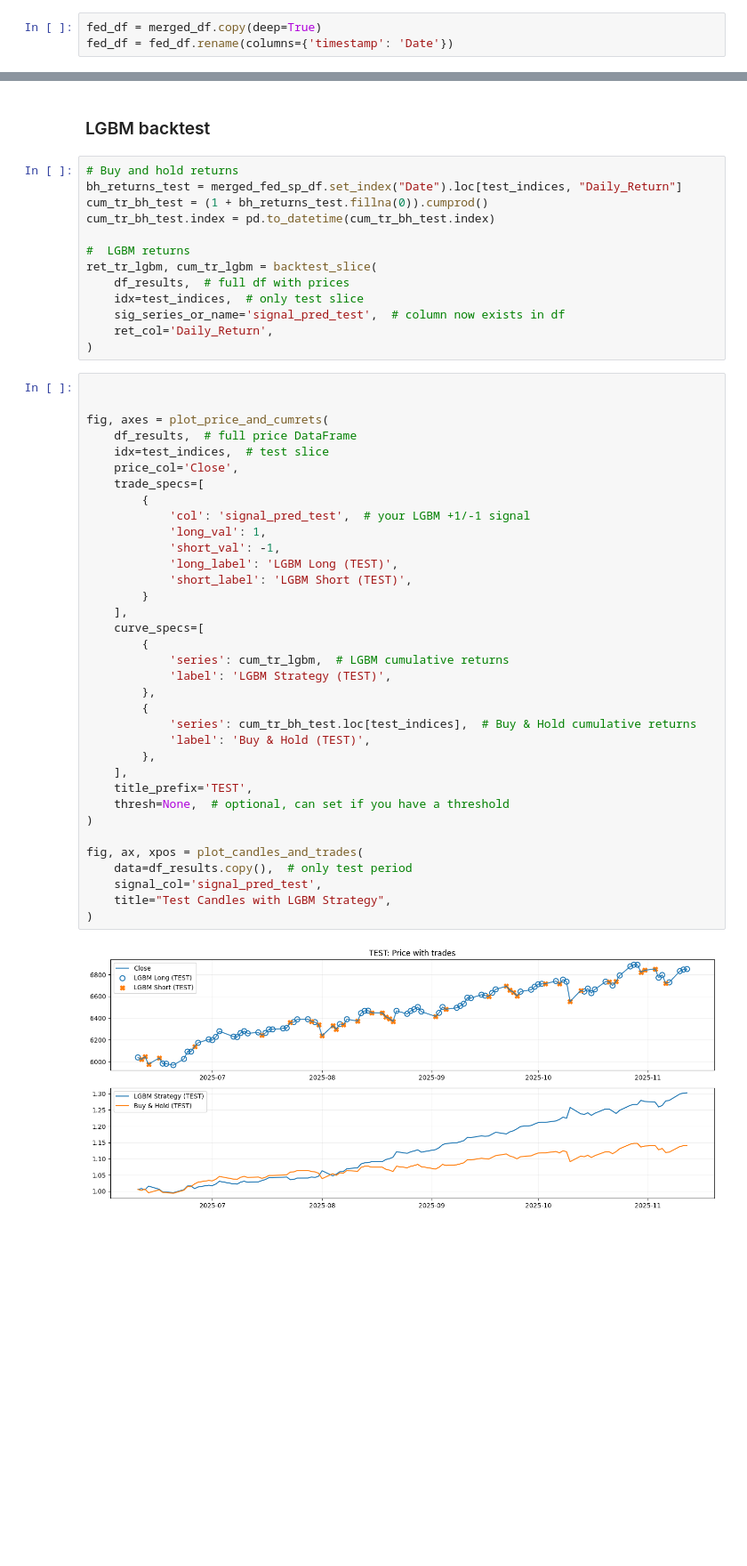
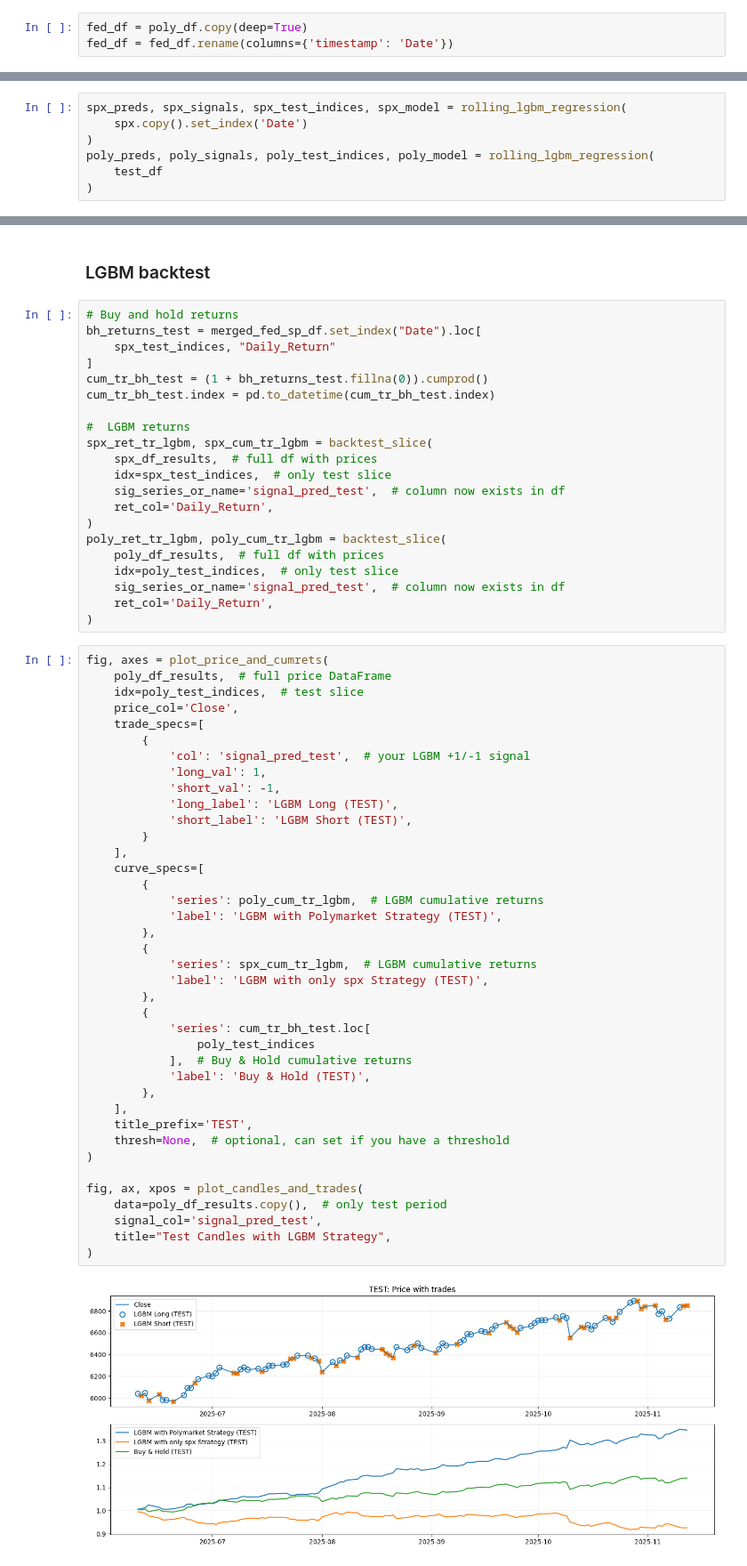
Before and after one commit to MichaelCarloH/ML-PortfolioManagement, a Jupyter notebook: submission_code/report.ipynb, the cells around one changed output, grey strips where cells are left out. Shown at 89% size. Saved outputs shown, nothing was run; the diff lists cells and outputs as text; blank space fills up the shorter version.

```diff
--- a/submission_code/report.ipynb
+++ b/submission_code/report.ipynb
@@ -460,5 +664,5 @@ spx.head()
 # %%
-fed_df = merged_df.copy(deep=True)
+fed_df = poly_df.copy(deep=True)
 fed_df = fed_df.rename(columns={'timestamp': 'Date'})
 # %%
 # Ensure consistent Date column
@@ -641,0 +855,7 @@ You can set `force_col_wise=true` to remove the overhead.
+# %%
+spx_preds, spx_signals, spx_test_indices, spx_model = rolling_lgbm_regression(
+    spx.copy().set_index('Date')
+)
+poly_preds, poly_signals, poly_test_indices, poly_model = rolling_lgbm_regression(
+    test_df
+)
@@ -670,51 +901,63 @@ df_results = df_prices_LGBM.join(preds_series, how="right").join(signals_series,
 ### LGBM backtest
 # %%
 # Buy and hold returns
-bh_returns_test = merged_fed_sp_df.set_index("Date").loc[test_indices, "Daily_Return"]
+bh_returns_test = merged_fed_sp_df.set_index("Date").loc[
+    spx_test_indices, "Daily_Return"
+]
 cum_tr_bh_test = (1 + bh_returns_test.fillna(0)).cumprod()
 cum_tr_bh_test.index = pd.to_datetime(cum_tr_bh_test.index)
 
 #  LGBM returns
-ret_tr_lgbm, cum_tr_lgbm = backtest_slice(
-    df_results,  # full df with prices
-    idx=test_indices,  # only test slice
+spx_ret_tr_lgbm, spx_cum_tr_lgbm = backtest_slice(
+    spx_df_results,  # full df with prices
+    idx=spx_test_indices,  # only test slice
     sig_series_or_name='signal_pred_test',  # column now exists in df
     ret_col='Daily_Return',
 )
+poly_ret_tr_lgbm, poly_cum_tr_lgbm = backtest_slice(
+    poly_df_results,  # full df with prices
+    idx=poly_test_indices,  # only test slice
+    sig_series_or_name='signal_pred_test',  # column now exists in df
+    ret_col='Daily_Return',
+)
 # %%
-
-
 fig, axes = plot_price_and_cumrets(
-    df_results,  # full price DataFrame
-    idx=test_indices,  # test slice
+    poly_df_results,  # full price DataFrame
+    idx=poly_test_indices,  # test slice
     price_col='Close',
     trade_specs=[
         {
             'col': 'signal_pred_test',  # your LGBM +1/-1 signal
             'long_val': 1,
             'short_val': -1,
             'long_label': 'LGBM Long (TEST)',
             'short_label': 'LGBM Short (TEST)',
         }
     ],
     curve_specs=[
         {
-            'series': cum_tr_lgbm,  # LGBM cumulative returns
-            'label': 'LGBM Strategy (TEST)',
+            'series': poly_cum_tr_lgbm,  # LGBM cumulative returns
+            'label': 'LGBM with Polymarket Strategy (TEST)',
         },
         {
-            'series': cum_tr_bh_test.loc[test_indices],  # Buy & Hold cumulative returns
+            'series': spx_cum_tr_lgbm,  # LGBM cumulative returns
+            'label': 'LGBM with only spx Strategy (TEST)',
+        },
+        {
+            'series': cum_tr_bh_test.loc[
+                poly_test_indices
+            ],  # Buy & Hold cumulative returns
             'label': 'Buy & Hold (TEST)',
         },
     ],
     title_prefix='TEST',
     thresh=None,  # optional, can set if you have a threshold
 )
 
 fig, ax, xpos = plot_candles_and_trades(
-    data=df_results.copy(),  # only test period
+    data=poly_df_results.copy(),  # only test period
     signal_col='signal_pred_test',
     title="Test Candles with LGBM Strategy",
 )
 # %% [output]
-[figure, old version]
+[figure, new version]
```
Also changed, not shown: parts of 31 cells of this notebook.
